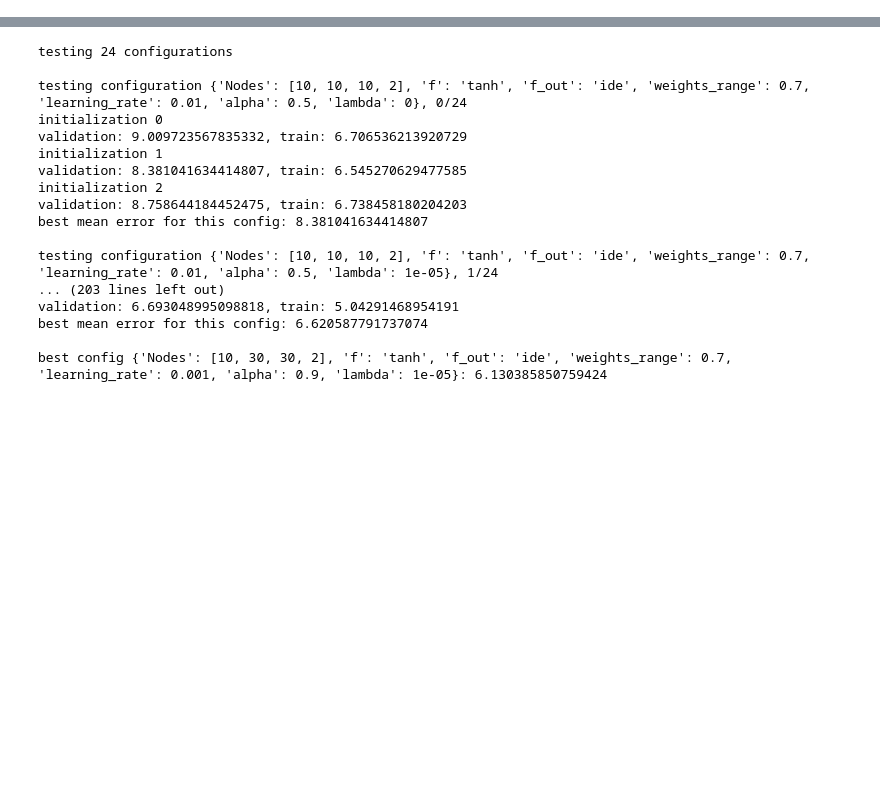
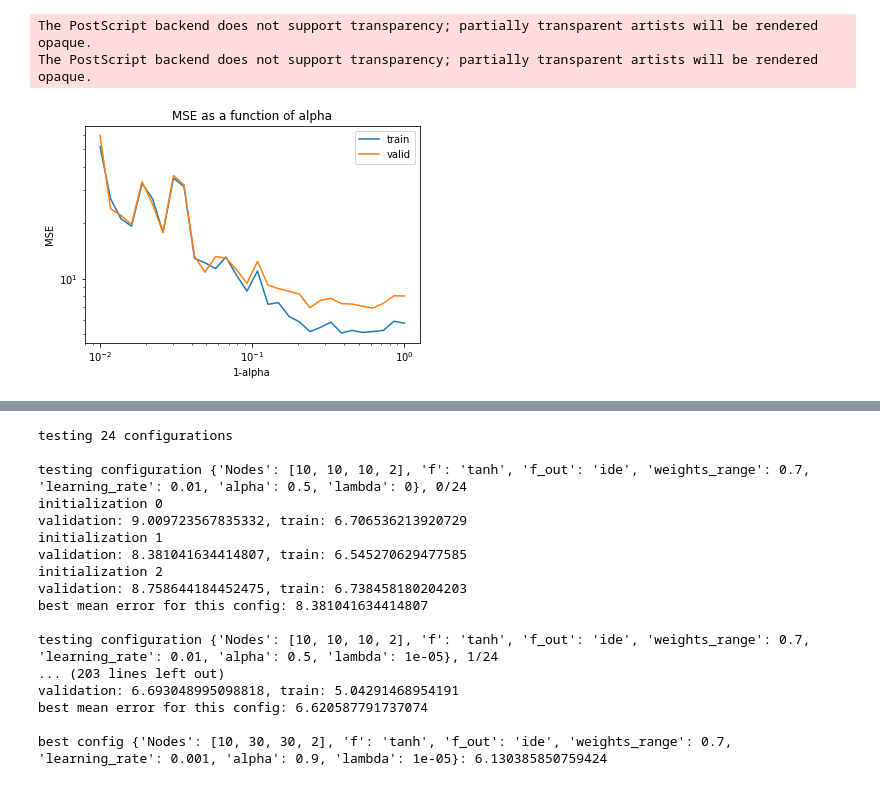
Before and after one commit to sd3ntato/ML-Project, a Jupyter notebook: CUP.ipynb, the cells around one changed output, grey strips where cells are left out. Drawn from its saved outputs; the diff is of its cells as text; code cells hidden in the pictures; blank space fills up the shorter version.

```diff
--- a/CUP.ipynb
+++ b/CUP.ipynb
@@ -43,0 +83,19 @@ print( n.error( tx , ty), n.error( vx , vy ) )
+# %%
+alphas=1-np.logspace(-2,0,30)
+ta,va=alpha_study(alphas)
+# %%
+#plt.plot(alphas[:-1],ta[:-1],label='train')
+#plt.plot(alphas[:-1],va[:-1],label='valid')
+plt.plot(1-alphas,ta,label='train')
+plt.plot(1-alphas,va,label='valid')
+plt.xscale('log')
+plt.yscale('log')
+plt.title('MSE as a function of alpha')
+plt.xlabel('1-alpha')
+plt.ylabel('MSE')
+plt.legend()
+plt.savefig('CUP_images/alpha_study.eps',format='eps')
+# %% [output]
+The PostScript backend does not support transparency; partially transparent artists will be rendered opaque.
+The PostScript backend does not support transparency; partially transparent artists will be rendered opaque.
+[figure, added]
```
Also changed, not shown: parts of 12 cells of this notebook, 8 other files.
